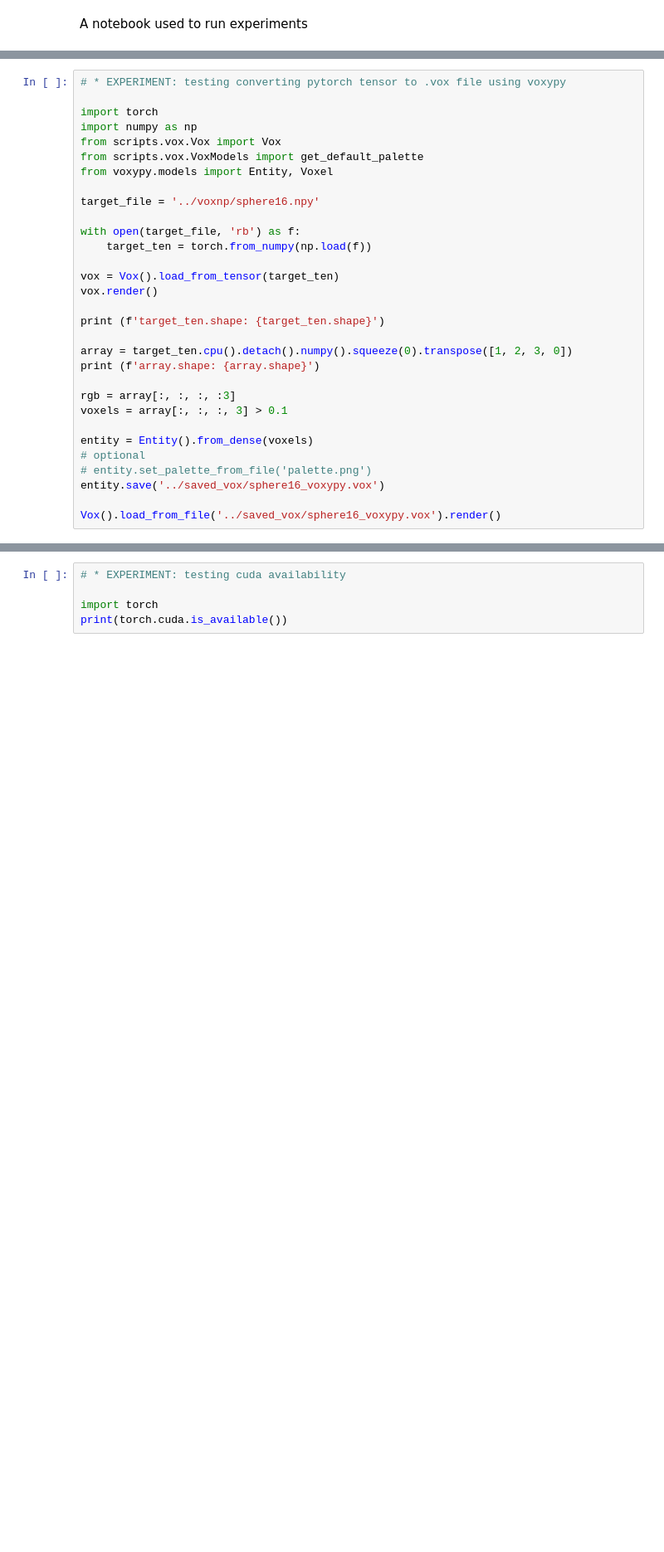
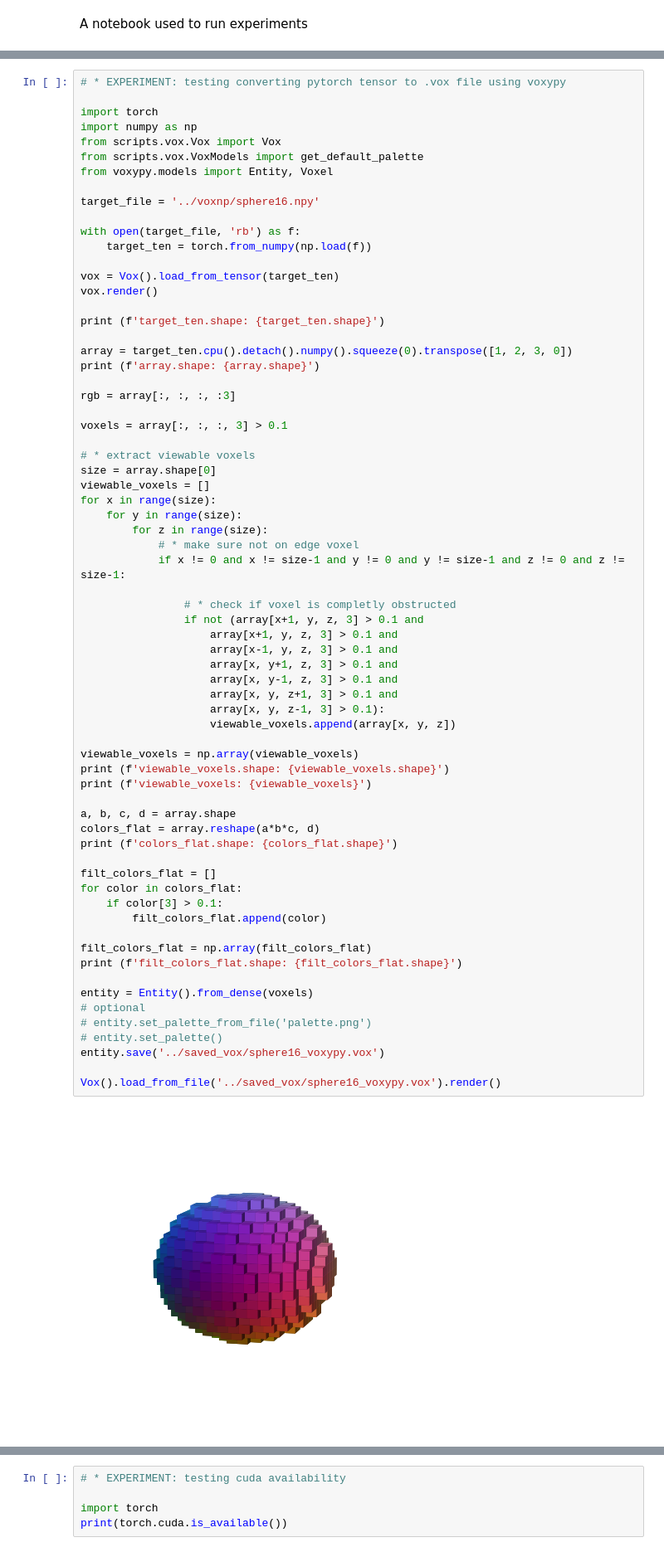
Before and after one commit to mravelo5874/neural-cellular-automata, a Jupyter notebook: _5_voxel_nca/experiments.ipynb, the cells around one changed output, grey strips where cells are left out. Shown at 83% size. Saved outputs shown, nothing was run; the diff lists cells and outputs as text; blank space fills up the shorter version.

```diff
--- a/_5_voxel_nca/experiments.ipynb
+++ b/_5_voxel_nca/experiments.ipynb
@@ -35,30 +35,69 @@ Vox().load_from_file('../saved_vox/sphere16.vox').render()
 # * EXPERIMENT: testing converting pytorch tensor to .vox file using voxypy
 
 import torch
 import numpy as np
 from scripts.vox.Vox import Vox
 from scripts.vox.VoxModels import get_default_palette
 from voxypy.models import Entity, Voxel
 
 target_file = '../voxnp/sphere16.npy'
 
 with open(target_file, 'rb') as f:
     target_ten = torch.from_numpy(np.load(f))
 
 vox = Vox().load_from_tensor(target_ten)
 vox.render()
 
 print (f'target_ten.shape: {target_ten.shape}')
 
 array = target_ten.cpu().detach().numpy().squeeze(0).transpose([1, 2, 3, 0])
 print (f'array.shape: {array.shape}')
 
 rgb = array[:, :, :, :3]
+
 voxels = array[:, :, :, 3] > 0.1
+
+# * extract viewable voxels
+size = array.shape[0]
+viewable_voxels = []
+for x in range(size):
+    for y in range(size):
+        for z in range(size):
+            # * make sure not on edge voxel
+            if x != 0 and x != size-1 and y != 0 and y != size-1 and z != 0 and z != size-1:
+
+                # * check if voxel is completly obstructed
+                if not (array[x+1, y, z, 3] > 0.1 and
+                    array[x+1, y, z, 3] > 0.1 and
+                    array[x-1, y, z, 3] > 0.1 and
+                    array[x, y+1, z, 3] > 0.1 and
+                    array[x, y-1, z, 3] > 0.1 and
+                    array[x, y, z+1, 3] > 0.1 and
+                    array[x, y, z-1, 3] > 0.1):
+                    viewable_voxels.append(array[x, y, z])
+
+viewable_voxels = np.array(viewable_voxels)
+print (f'viewable_voxels.shape: {viewable_voxels.shape}')
+print (f'viewable_voxels: {viewable_voxels}')
+
+a, b, c, d = array.shape
+colors_flat = array.reshape(a*b*c, d)
+print (f'colors_flat.shape: {colors_flat.shape}')
+
+filt_colors_flat = []
+for color in colors_flat:
+    if color[3] > 0.1:
+        filt_colors_flat.append(color)
+
+filt_colors_flat = np.array(filt_colors_flat)
+print (f'filt_colors_flat.shape: {filt_colors_flat.shape}')
 
 entity = Entity().from_dense(voxels)
 # optional
 # entity.set_palette_from_file('palette.png')
+# entity.set_palette()
 entity.save('../saved_vox/sphere16_voxypy.vox')
 
 Vox().load_from_file('../saved_vox/sphere16_voxypy.vox').render()
+# %% [output]
+[figure, added]
```
Also changed, not shown: parts of 1 cell of this notebook.
